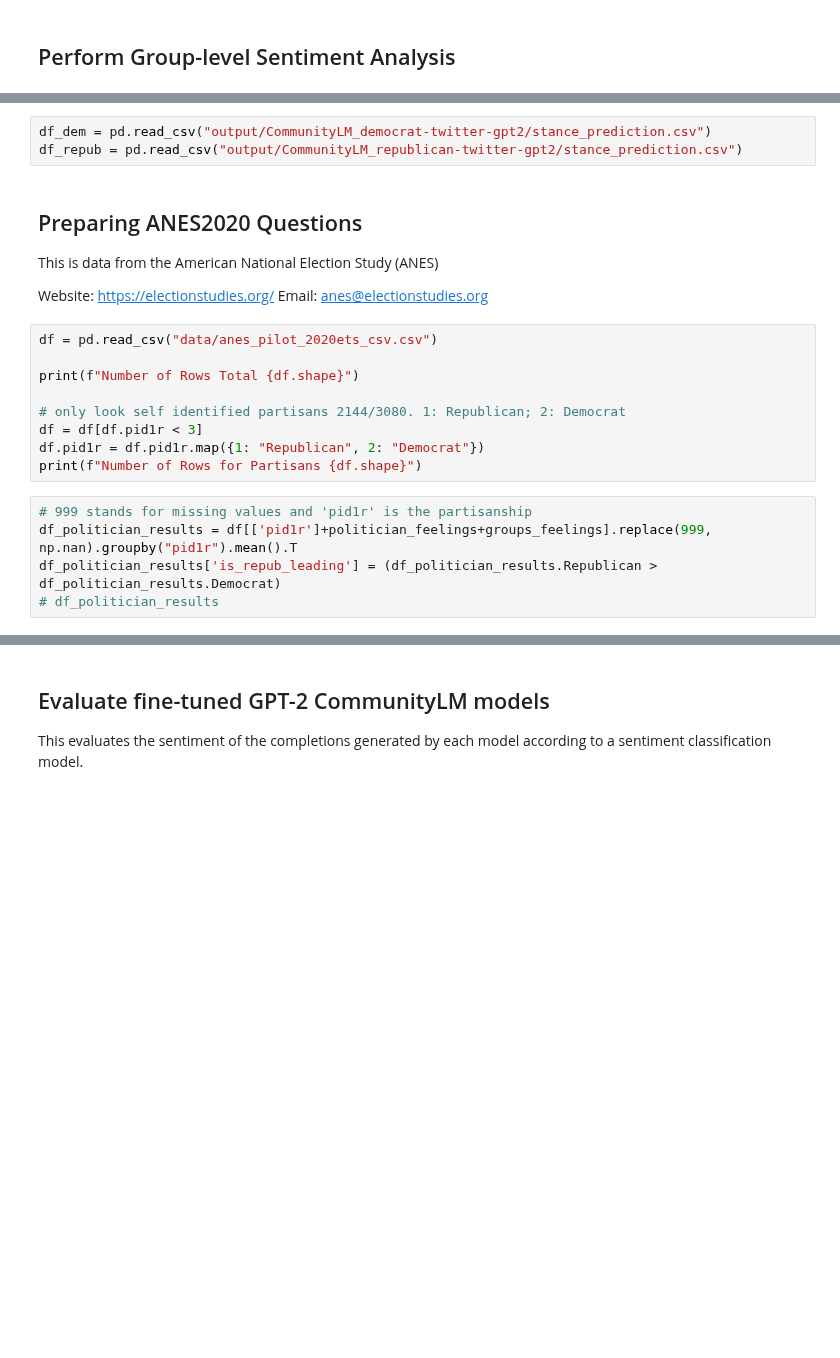
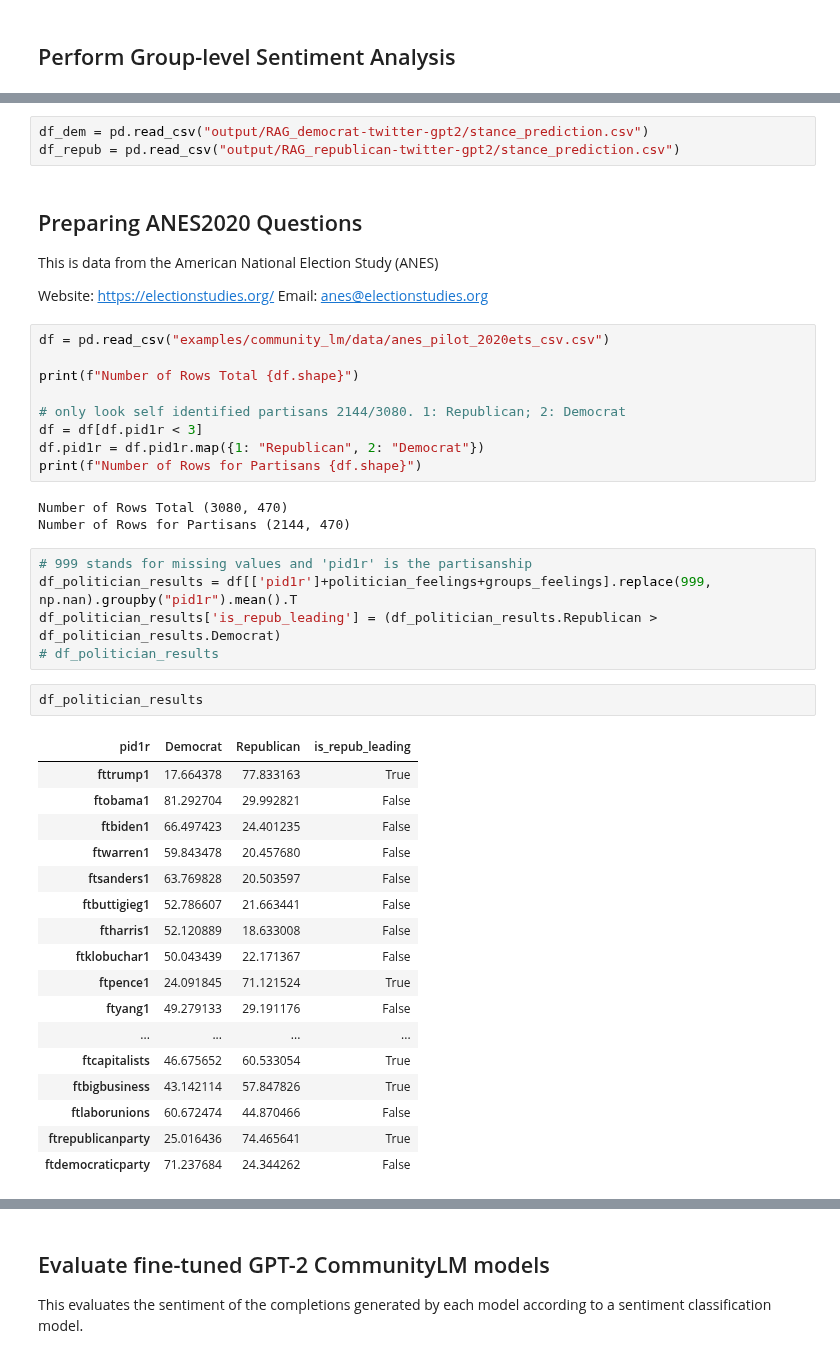
Before and after one commit to neulab/llments, a Jupyter notebook: examples/community_lm/community_lm_rag.ipynb, the cells around one changed output, grey strips where cells are left out. Cells and saved outputs as stored; diff of their text form; blank space fills up the shorter version.

```diff
--- a/examples/community_lm/community_lm_rag.ipynb
+++ b/examples/community_lm/community_lm_rag.ipynb
@@ -66,6 +130,6 @@ for party in ['democrat', 'republican']:
 # %%
-df_dem = pd.read_csv("output/CommunityLM_democrat-twitter-gpt2/stance_prediction.csv")
-df_repub = pd.read_csv("output/CommunityLM_republican-twitter-gpt2/stance_prediction.csv")
+df_dem = pd.read_csv("output/RAG_democrat-twitter-gpt2/stance_prediction.csv")
+df_repub = pd.read_csv("output/RAG_republican-twitter-gpt2/stance_prediction.csv")
 # %% [markdown]
 ## Preparing ANES2020 Questions
 
@@ -74,7 +138,7 @@ This is data from the American National Election Study (ANES)
 Website: https://electionstudies.org/
 Email:   anes@electionstudies.org
 # %%
-df = pd.read_csv("data/anes_pilot_2020ets_csv.csv")
+df = pd.read_csv("examples/community_lm/data/anes_pilot_2020ets_csv.csv")
 
 print(f"Number of Rows Total {df.shape}")
 
@@ -82,11 +146,34 @@ print(f"Number of Rows Total {df.shape}")
 df = df[df.pid1r < 3]
 df.pid1r = df.pid1r.map({1: "Republican", 2: "Democrat"})
 print(f"Number of Rows for Partisans {df.shape}")
+# %% [output]
+Number of Rows Total (3080, 470)
+Number of Rows for Partisans (2144, 470)
 # %%
 # 999 stands for missing values and 'pid1r' is the partisanship
 df_politician_results = df[['pid1r']+politician_feelings+groups_feelings].replace(999, np.nan).groupby("pid1r").mean().T
 df_politician_results['is_repub_leading'] = (df_politician_results.Republican > df_politician_results.Democrat)
 # df_politician_results
+# %%
+df_politician_results
+# %% [output]
+| pid1r | Democrat | Republican | is_repub_leading |
+| fttrump1 | 17.664378 | 77.833163 | True |
+| ftobama1 | 81.292704 | 29.992821 | False |
+| ftbiden1 | 66.497423 | 24.401235 | False |
+| ftwarren1 | 59.843478 | 20.457680 | False |
+| ftsanders1 | 63.769828 | 20.503597 | False |
+| ftbuttigieg1 | 52.786607 | 21.663441 | False |
+| ftharris1 | 52.120889 | 18.633008 | False |
+| ftklobuchar1 | 50.043439 | 22.171367 | False |
+| ftpence1 | 24.091845 | 71.121524 | True |
+| ftyang1 | 49.279133 | 29.191176 | False |
+| ... | ... | ... | ... |
+| ftcapitalists | 46.675652 | 60.533054 | True |
+| ftbigbusiness | 43.142114 | 57.847826 | True |
+| ftlaborunions | 60.672474 | 44.870466 | False |
+| ftrepublicanparty | 25.016436 | 74.465641 | True |
+| ftdemocraticparty | 71.237684 | 24.344262 | False |
 # %%
 df_politician_results['Prompt1'] = anes_df['Prompt1'].to_list()
 df_politician_results['Prompt2'] = anes_df['Prompt2'].to_list()
```
Also changed, not shown: parts of 17 cells of this notebook, 1 other file.
